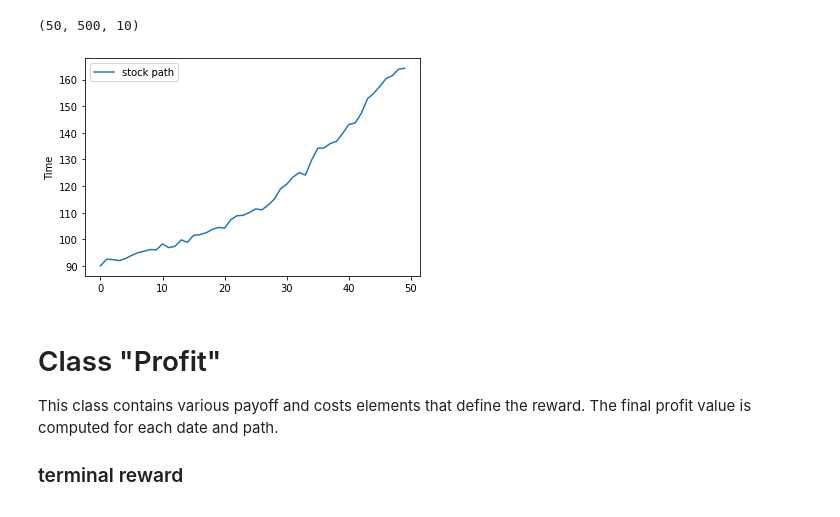
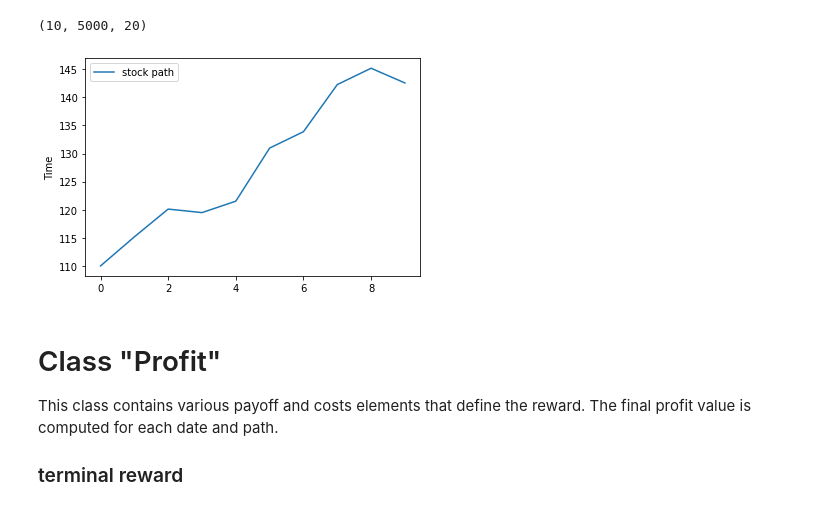
Before and after one commit to claudia-viaro/optimal_stopping-switching, a Jupyter notebook: optimal_switching_V2.ipynb, the cells around one changed output. Cells and saved outputs as stored; diff of their text form; code cells hidden in the pictures.

```diff
--- a/optimal_switching_V2.ipynb
+++ b/optimal_switching_V2.ipynb
@@ -93,18 +107,19 @@ def draw_stock_model(stockmodel):
     plt.legend()
     return plt.show()
 # %%
-hyperparam_test_stock_models = {'drift': 0.2, 'sigma': 0.05, 'delta': 0.1,  'paths':500, 'periods': 49, 'maturity': 3., 'strike' : 100,'assets':10,  'spot':90,}
-#S = GBM(**hyperparam_test_stock_models)
-#X=S.simulate_process()
+hyperparam_test_stock_models = {'drift': 0.2, 'sigma': 0.05, 'delta': 0.1,  'paths':5000, 'periods': 9, 'maturity': 3., 'strike' : 100,'assets':20,  'spot':110,}
+S = BlackScholes(**hyperparam_test_stock_models)
+X=S.simulate_process()
 
-S=stock(**hyperparam_test_stock_models)
-X=S.GBM()
+
+#S=stock(**hyperparam_test_stock_models)
+#X=S.GBM()
 
 print(X.shape) # (date, path, asset)
 draw_stock_model(X)
 # %% [output]
-(50, 500, 10)
+(10, 5000, 20)
-[figure, old version]
+[figure, new version]
 # %%
 class Ftheta_NN(nn.Module):
   def __init__(self, assets):
```
Also changed, not shown: parts of 10 cells of this notebook.
